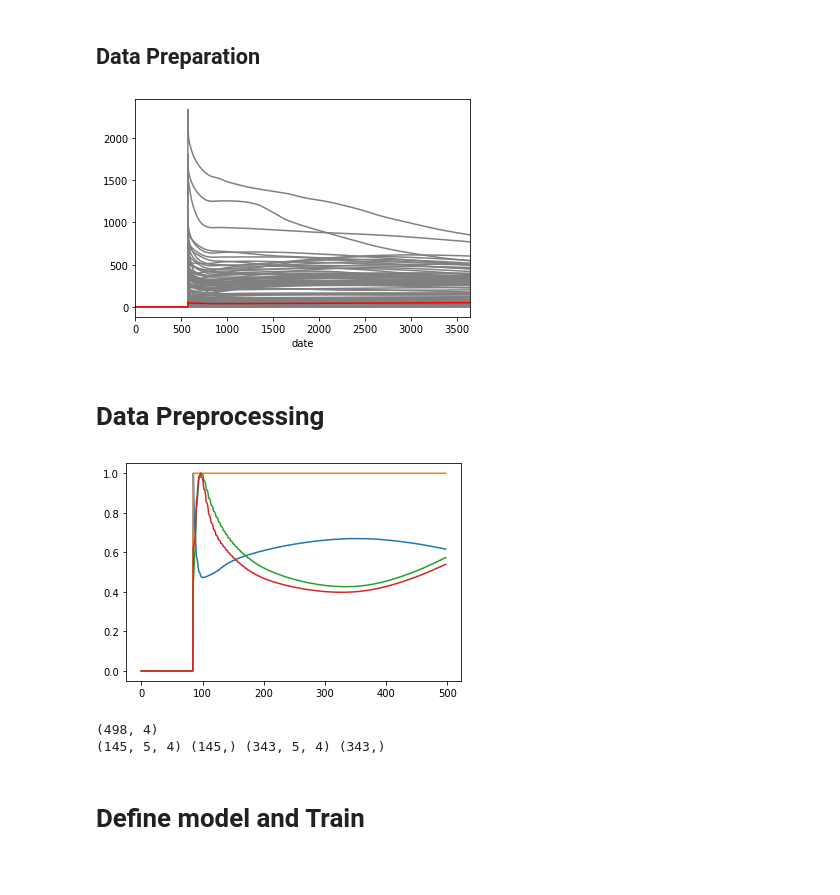
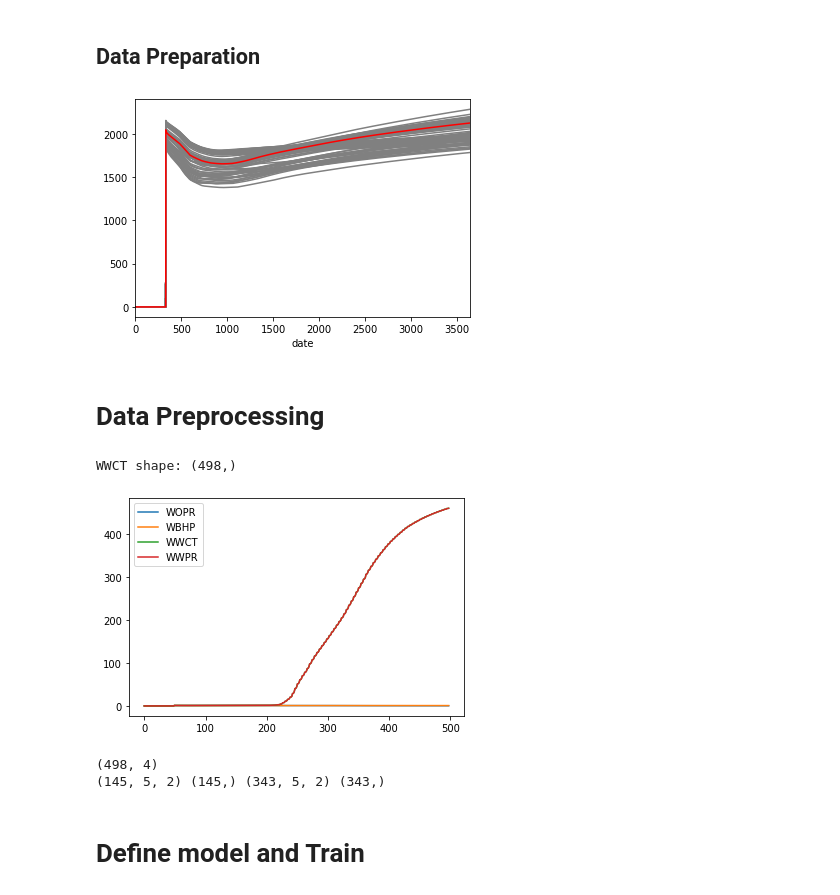
Before and after one commit to Pigrabbit/lstm, a Jupyter notebook: jupyter/tf_tutorial_version_lstm.ipynb, the cells around one changed output. Drawn from its saved outputs; the diff is of its cells as text; code cells hidden in the pictures.

Commit message:
Update the multivariate dataset to learn

```diff
--- a/jupyter/tf_tutorial_version_lstm.ipynb
+++ b/jupyter/tf_tutorial_version_lstm.ipynb
@@ -63,22 +63,28 @@ def plot_single_well(well_dic, well_num):
     for i in range(104):
         df = well_dic[str(well_num)][str(i+1)]
         if i == true_model_num:
-            df.plot(y='WOPR', ax=ax, color='red', legend=False)
+            df.plot(y='WBHP', ax=ax, color='red', legend=False)
         else:
-            df.plot(y='WOPR', ax=ax, color='gray', legend=False)
+            df.plot(y='WBHP', ax=ax, color='gray', legend=False)
 
     plt.show()
 # %%
-plot_single_well(well_dic, 9)
+plot_single_well(well_dic, 20)
 # %% [output]
-[figure, old version]
+[figure, new version]
 # %% [markdown]
 # Data Preprocessing
+# %%
+well_index = '19'
+model_index = '15'
+
+dataset = well_dic[well_index][model_index].values
+
+print(f"WWCT shape: {dataset[:, 3].shape}")
+# dataset[:, 3]
+# %% [output]
+WWCT shape: (498,)
 # %%
-well_index = '9'
-model_index = '5'
-
-dataset = well_dic[well_index][model_index].values
 # data_mean = dataset[:TRAIN_SPLIT].mean(axis=0)
 # data_std = dataset[:TRAIN_SPLIT].std(axis=0)
 
@@ -95,10 +101,14 @@ scaler = MinMaxScaler()
 scaler.fit(dataset[:TRAIN_SPLIT])
 dataset = scaler.transform(dataset)
 
-plt.plot(dataset)
+plt.plot(dataset[:, 0], label="WOPR")
+plt.plot(dataset[:, 1], label="WBHP")
+plt.plot(dataset[:, 2], label="WWCT")
+plt.plot(dataset[:, 3], label="WWPR")
+plt.legend()
 plt.show()
 # %% [output]
-[figure, old version]
+[figure, new version]
 # %%
 def multivariate_data(dataset, target, start_index, end_index, history_size,
                       target_size, step, single_step=False):
@@ -126,12 +136,12 @@ STEP = 1
 
 print(dataset.shape)
 
-x_train_single, y_train_single = multivariate_data(dataset, dataset[:, 0], 0,
+x_train_single, y_train_single = multivariate_data(dataset[:, :2], dataset[:, 0], 0,
                                                    TRAIN_SPLIT, past_history,
                                                    future_target, STEP,
                                                    single_step=True)
 
-x_val_single, y_val_single = multivariate_data(dataset, dataset[:, 0],
+x_val_single, y_val_single = multivariate_data(dataset[:, :2], dataset[:, 0],
                                                TRAIN_SPLIT, None, past_history,
                                                future_target, STEP,
                                                single_step=True)
@@ -139,7 +149,7 @@ x_val_single, y_val_single = multivariate_data(dataset, dataset[:, 0],
 print(x_train_single.shape, y_train_single.shape, x_val_single.shape, y_val_single.shape)
 # %% [output]
 (498, 4)
-(145, 5, 4) (145,) (343, 5, 4) (343,)
+(145, 5, 2) (145,) (343, 5, 2) (343,)
 # %%
 train_data_single = tf.data.Dataset.from_tensor_slices((x_train_single, y_train_single))
 train_data_single = train_data_single.cache().shuffle(BUFFER_SIZE).batch(BATCH_SIZE).repeat()
```
Also changed, not shown: parts of 11 cells of this notebook, 3 other files.
